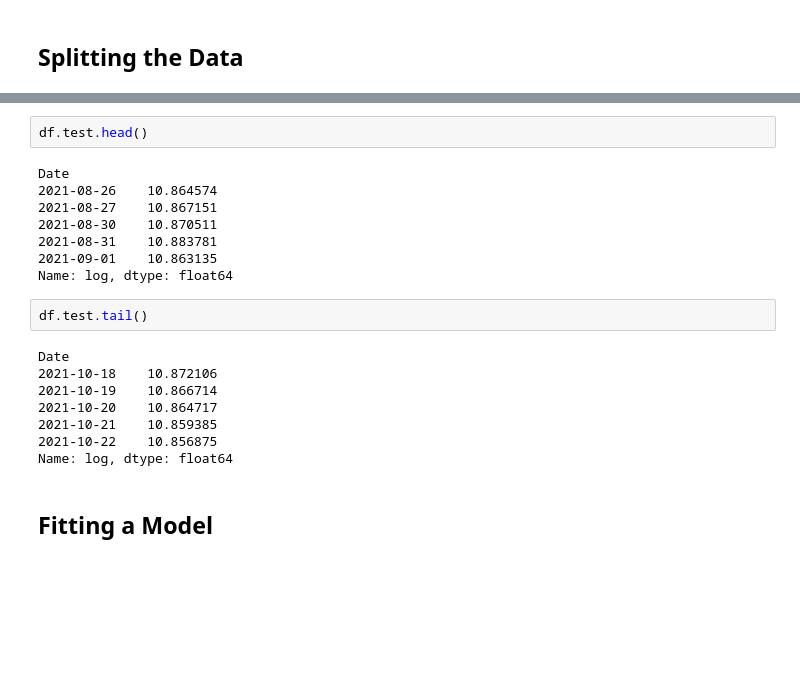
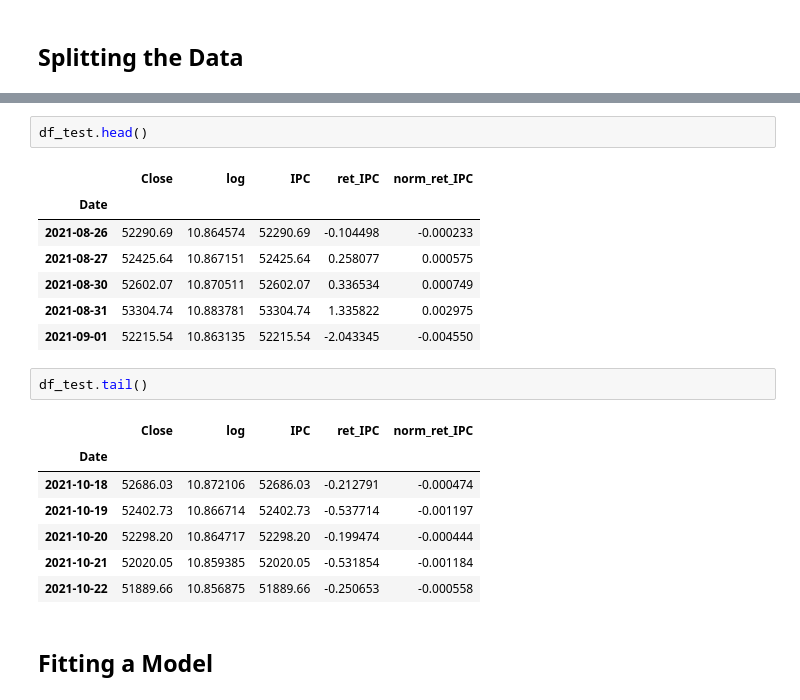
Before and after one commit to jjsalazarr/curso-series-temporales, a Jupyter notebook: 12. Prediciendo el futuro/Python/16_PrediciendoFuturo.ipynb, the cells around one changed output, grey strips where cells are left out. Cells and saved outputs as stored; diff of their text form; blank space fills up the shorter version.

```diff
--- a/12. Prediciendo el futuro/Python/16_PrediciendoFuturo.ipynb
+++ b/12. Prediciendo el futuro/Python/16_PrediciendoFuturo.ipynb
@@ -129,23 +129,23 @@ Name: log, dtype: float64
-# %%
-df.test.head()
-# %% [output]
-Date
-2021-08-26    10.864574
-2021-08-27    10.867151
-2021-08-30    10.870511
-2021-08-31    10.883781
-2021-09-01    10.863135
-Name: log, dtype: float64
-# %%
-df.test.tail()
-# %% [output]
-Date
-2021-10-18    10.872106
-2021-10-19    10.866714
-2021-10-20    10.864717
-2021-10-21    10.859385
-2021-10-22    10.856875
-Name: log, dtype: float64
+# %%
+df_test.head()
+# %% [output]
+|  | Close | log | IPC | ret_IPC | norm_ret_IPC |
+| Date |  |  |  |  |  |
+| 2021-08-26 | 52290.69 | 10.864574 | 52290.69 | -0.104498 | -0.000233 |
+| 2021-08-27 | 52425.64 | 10.867151 | 52425.64 | 0.258077 | 0.000575 |
+| 2021-08-30 | 52602.07 | 10.870511 | 52602.07 | 0.336534 | 0.000749 |
+| 2021-08-31 | 53304.74 | 10.883781 | 53304.74 | 1.335822 | 0.002975 |
+| 2021-09-01 | 52215.54 | 10.863135 | 52215.54 | -2.043345 | -0.004550 |
+# %%
+df_test.tail()
+# %% [output]
+|  | Close | log | IPC | ret_IPC | norm_ret_IPC |
+| Date |  |  |  |  |  |
+| 2021-10-18 | 52686.03 | 10.872106 | 52686.03 | -0.212791 | -0.000474 |
+| 2021-10-19 | 52402.73 | 10.866714 | 52402.73 | -0.537714 | -0.001197 |
+| 2021-10-20 | 52298.20 | 10.864717 | 52298.20 | -0.199474 | -0.000444 |
+| 2021-10-21 | 52020.05 | 10.859385 | 52020.05 | -0.531854 | -0.001184 |
+| 2021-10-22 | 51889.66 | 10.856875 | 51889.66 | -0.250653 | -0.000558 |
 # %% [markdown]
 ## Fitting a Model
 # %%
```
Also changed, not shown: parts of 9 cells of this notebook.
